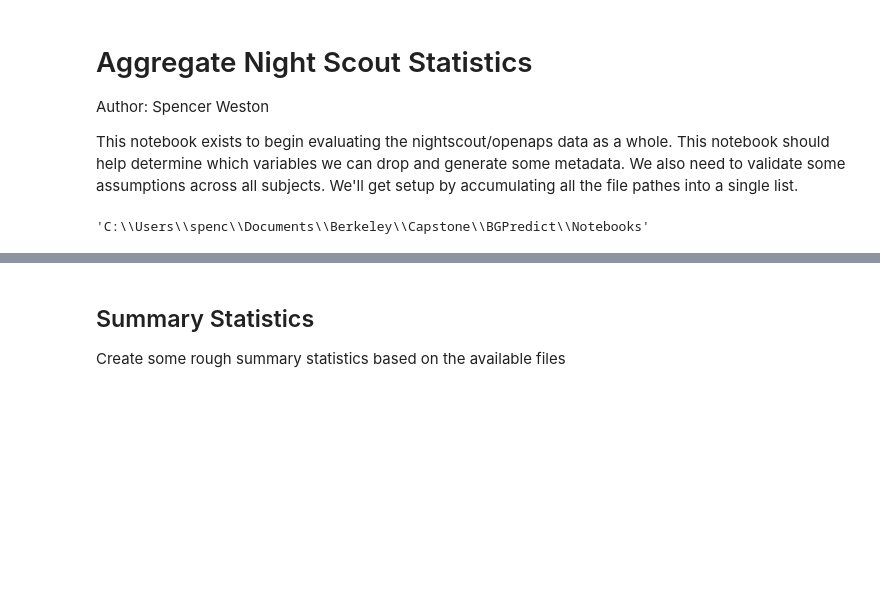
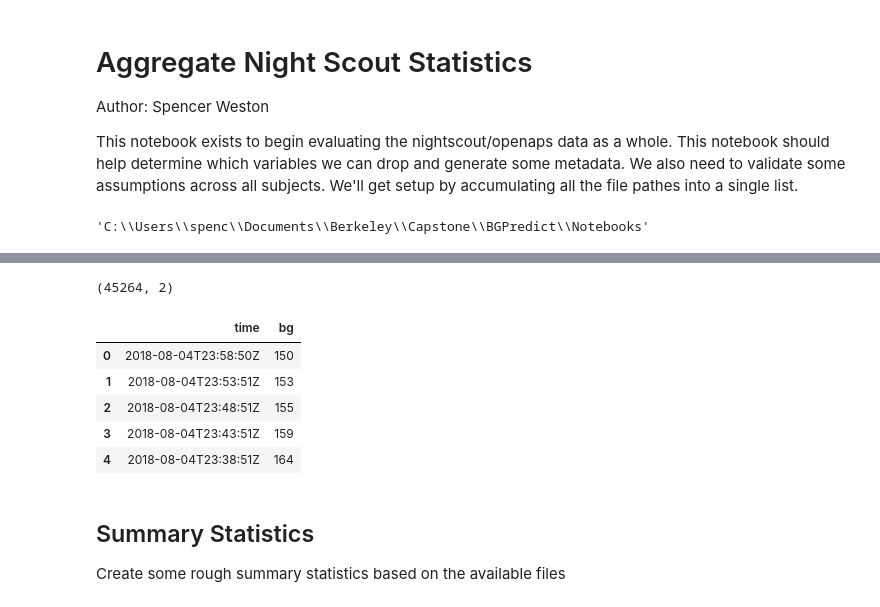
Before and after one commit to Spencer-Weston/BGPredict, a Jupyter notebook: Notebooks/AggregateNightScoutStatistics.ipynb, the cells around one changed output, grey strips where cells are left out. Cells and saved outputs as stored; diff of their text form; code cells hidden in the pictures; blank space fills up the shorter version.

```diff
--- a/Notebooks/AggregateNightScoutStatistics.ipynb
+++ b/Notebooks/AggregateNightScoutStatistics.ipynb
@@ -59,3 +74,19 @@ except ValueError:
+# %%
+df = pd.read_csv(file, header=None, low_memory=False)
+df.columns = ['time', 'bg']
+print(df.shape)
+df.head()
+df = df.loc[df.bg!=" null", :]
+print(df.shape)
+df.head()
+# %% [output]
+(45264, 2)
+|  | time | bg |
+| 0 | 2018-08-04T23:58:50Z | 150 |
+| 1 | 2018-08-04T23:53:51Z | 153 |
+| 2 | 2018-08-04T23:48:51Z | 155 |
+| 3 | 2018-08-04T23:43:51Z | 159 |
+| 4 | 2018-08-04T23:38:51Z | 164 |
 # %% [markdown]
 ## Summary Statistics
 Create some rough summary statistics based on the available files
```
Also changed, not shown: parts of 26 cells of this notebook.
